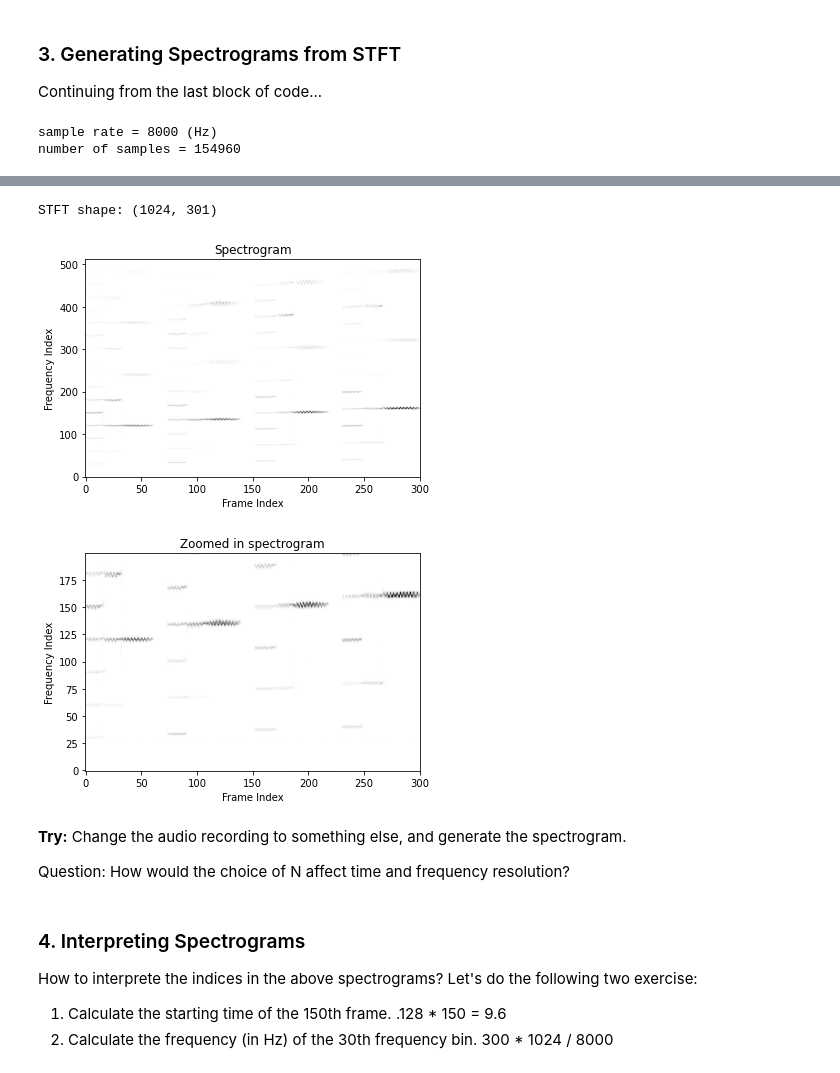
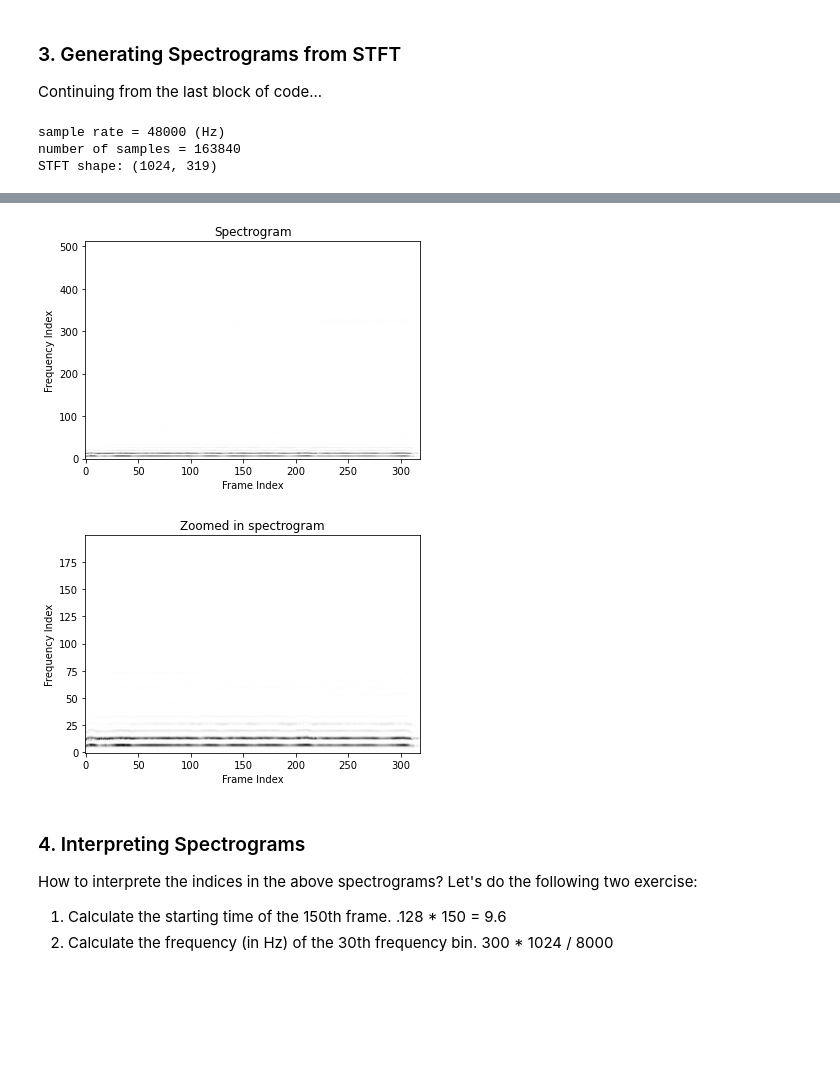
Before and after one commit to cgasgarth/CS-MI-Final, a Jupyter notebook: Final.ipynb, the cells around one changed output, grey strips where cells are left out. Saved outputs shown, nothing was run; the diff lists cells and outputs as text; code cells hidden in the pictures; blank space fills up the shorter version.

```diff
--- a/Final.ipynb
+++ b/Final.ipynb
@@ -44,7 +44,7 @@ The following code includes the most important parameters for STFT:
 # %%
 import numpy as np
 
-sr = 8000 # sample rate
+sr = 48000 # sample rate
 N = 1024 # frame size (or DFT size or FFT size); N is usually a power of 2 (e.g., 2^10 = 1024).
 hop = int(N/2) # hop size (usually half of the frame size)
 hann = 0.5 * ( 1 - np.cos(2*np.pi*np.arange(N)/N) ) # We choose the Hann window
@@ -64,10 +64,10 @@ import IPython.display as ipd
 import matplotlib.pyplot as plt
 
 ## Read audio
-samples, sr = librosa.load('octaves.wav', sr = sr) # read the audio using 8kHz sample rate
+samples, sr = librosa.load('s1.wav', sr = sr) # read the audio using 8kHz sample rate
 print("sample rate =", sr, "(Hz)")
 print("number of samples =", len(samples))
-ipd.display(ipd.Audio(data=samples, rate=sr))
+# ipd.display(ipd.Audio(data=samples, rate=sr))
 
 
 ## Calculate the STFT
@@ -97,5 +97,6 @@ plt.xlabel('Frame Index')
 plt.ylabel('Frequency Index')
 plt.show()
 # %% [output]
-sample rate = 8000 (Hz)
-number of samples = 154960
+sample rate = 48000 (Hz)
+number of samples = 163840
+STFT shape: (1024, 319)
@@ -103,10 +103,5 @@ number of samples = 154960
-STFT shape: (1024, 301)
-[figure, old version]
+[figure, new version]
-[figure, old version]
+[figure, new version]
-# %% [markdown]
-**Try:** Change the audio recording to something else, and generate the spectrogram.
-
-Question: How would the choice of N affect time and frequency resolution?
 # %% [markdown]
 ### 4. Interpreting Spectrograms
 
```
Also changed, not shown: parts of 5 cells of this notebook, 4 other files.
